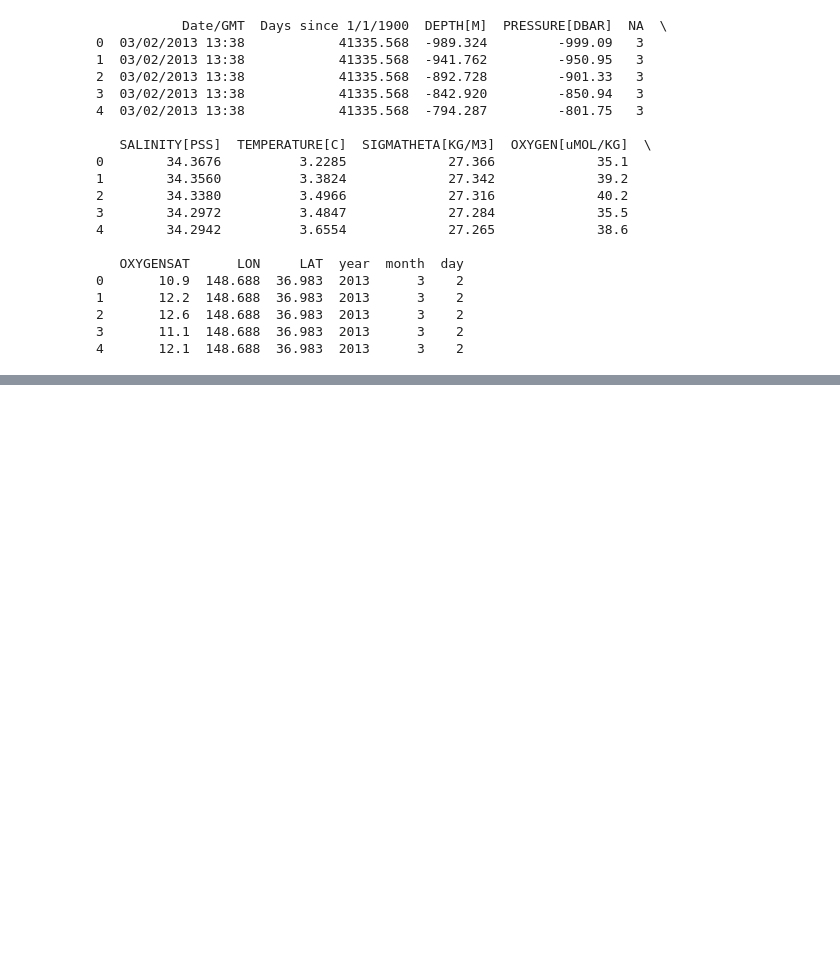
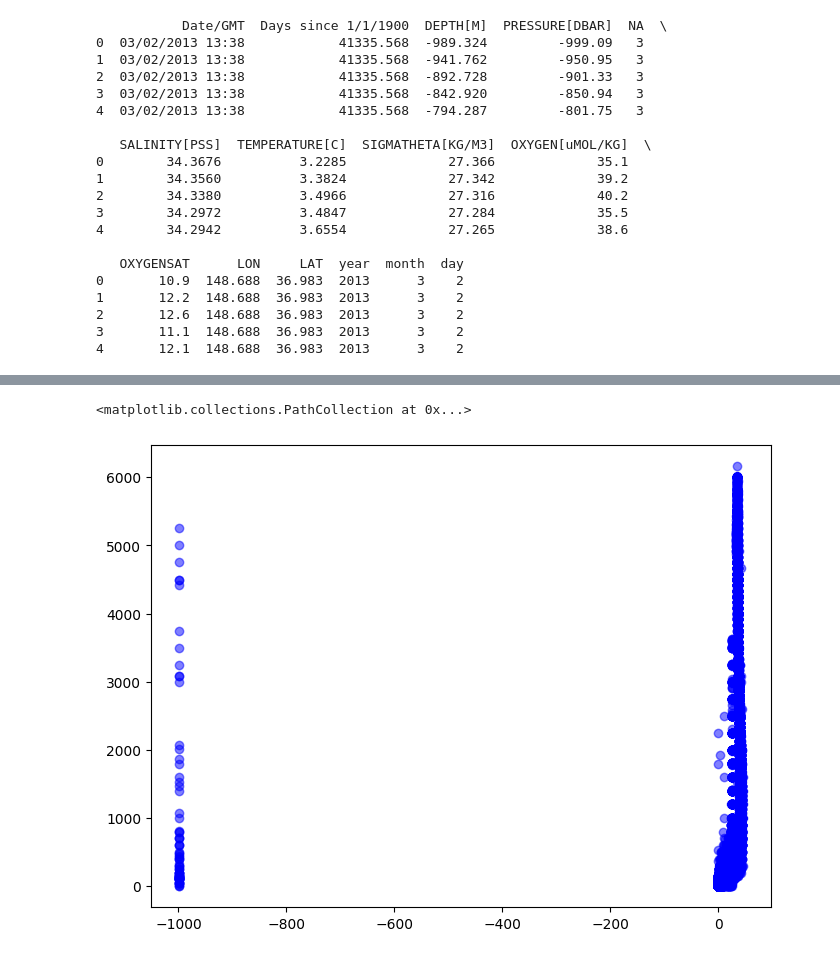
Before and after one commit to kehrlin/QLC240L14RN.Gen, a Jupyter notebook: Excercise_9.ipynb, the cells around one changed output, grey strips where cells are left out. Cells and saved outputs as stored; diff of their text form; code cells hidden in the pictures; blank space fills up the shorter version.

```diff
--- a/Excercise_9.ipynb
+++ b/Excercise_9.ipynb
@@ -78,0 +97,4 @@ print (data_BGC.head())
+# %%
+infile = 'https://github.com/seina001/QLC240_Spring2025/raw/main/jma_nitrate.csv'
+df = pd.read_csv(infile)
+print (df.head())
@@ -78,0 +122,7 @@ print (data_BGC.head())
+# %%
+plt.figure(figsize=(8, 6))
+
+plt.scatter(df["nitrate"], df["depth"], alpha=0.5, color="blue")
+# %% [output]
+<matplotlib.collections.PathCollection at 0x...>
+[figure, added]
```
Also changed, not shown: parts of 24 cells of this notebook.
